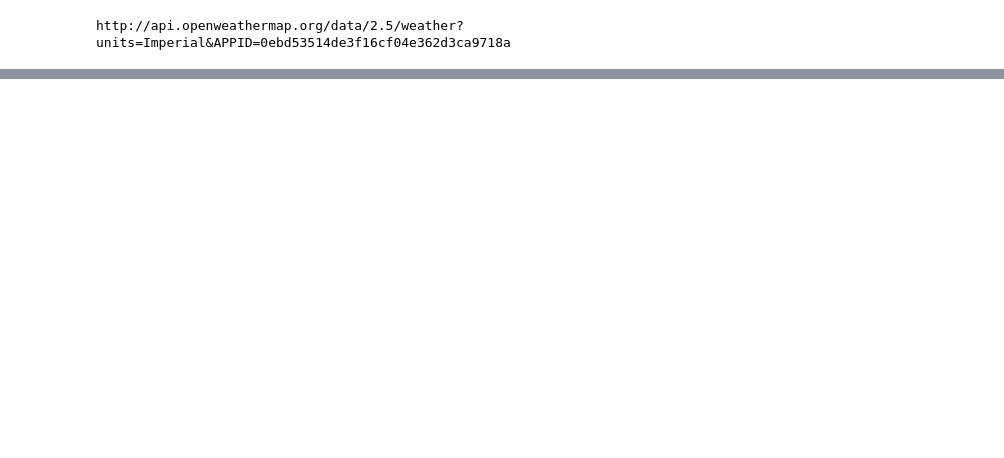
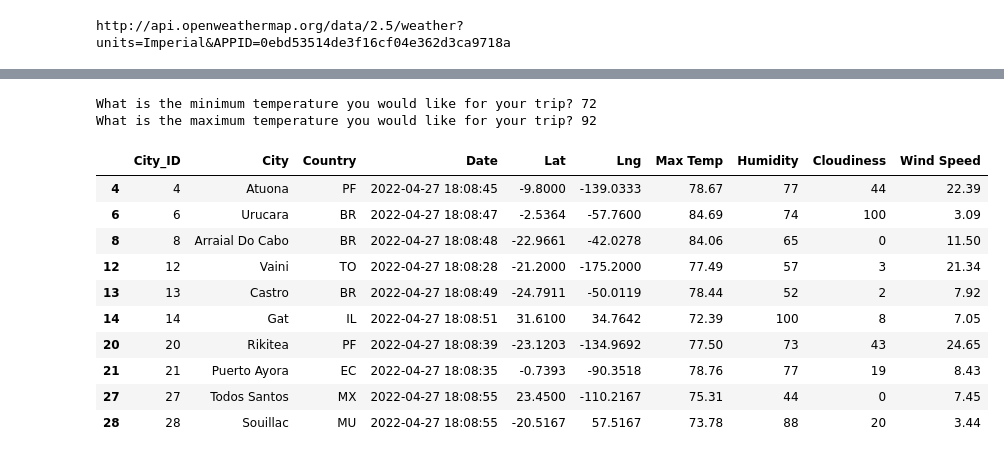
Before and after one commit to yvoatelep/World_Weather_Analysis, a Jupyter notebook: WeatherPy.ipynb, the cells around one changed output, grey strips where cells are left out. Drawn from its saved outputs; the diff is of its cells as text; code cells hidden in the pictures; blank space fills up the shorter version.

```diff
--- a/WeatherPy.ipynb
+++ b/WeatherPy.ipynb
@@ -398,0 +406,4 @@ plot_linear_regression(x_values, y_values,
+# %%
+# Store the CSV you saved created in part one into a DataFrame.
+city_data_df = pd.read_csv("weather_data/cities.csv")
+city_data_df.head()
@@ -398,0 +457,24 @@ plot_linear_regression(x_values, y_values,
+# %%
+# Ask the customer to add a minimum and maximum temperature value.
+min_temp = float(input("What is the minimum temperature you would like for your trip? "))
+max_temp = float(input("What is the maximum temperature you would like for your trip? "))
+# %% [output]
+What is the minimum temperature you would like for your trip? 72
+What is the maximum temperature you would like for your trip? 92
+# %%
+# Filter the dataset to find the cities that fit the criteria.
+preferred_cities_df = city_data_df.loc[(city_data_df["Max Temp"] <= max_temp) & \
+                                       (city_data_df["Max Temp"] >= min_temp)]
+preferred_cities_df.head(10)
+# %% [output]
+|  | City_ID | City | Country | Date | Lat | Lng | Max Temp | Humidity | Cloudiness | Wind Speed |
+| 4 | 4 | Atuona | PF | 2022-04-27 18:08:45 | -9.8000 | -139.0333 | 78.67 | 77 | 44 | 22.39 |
+| 6 | 6 | Urucara | BR | 2022-04-27 18:08:47 | -2.5364 | -57.7600 | 84.69 | 74 | 100 | 3.09 |
+| 8 | 8 | Arraial Do Cabo | BR | 2022-04-27 18:08:48 | -22.9661 | -42.0278 | 84.06 | 65 | 0 | 11.50 |
+| 12 | 12 | Vaini | TO | 2022-04-27 18:08:28 | -21.2000 | -175.2000 | 77.49 | 57 | 3 | 21.34 |
+| 13 | 13 | Castro | BR | 2022-04-27 18:08:49 | -24.7911 | -50.0119 | 78.44 | 52 | 2 | 7.92 |
+| 14 | 14 | Gat | IL | 2022-04-27 18:08:51 | 31.6100 | 34.7642 | 72.39 | 100 | 8 | 7.05 |
+| 20 | 20 | Rikitea | PF | 2022-04-27 18:08:39 | -23.1203 | -134.9692 | 77.50 | 73 | 43 | 24.65 |
+| 21 | 21 | Puerto Ayora | EC | 2022-04-27 18:08:35 | -0.7393 | -90.3518 | 78.76 | 77 | 19 | 8.43 |
+| 27 | 27 | Todos Santos | MX | 2022-04-27 18:08:55 | 23.4500 | -110.2167 | 75.31 | 44 | 0 | 7.45 |
+| 28 | 28 | Souillac | MU | 2022-04-27 18:08:55 | -20.5167 | 57.5167 | 73.78 | 88 | 20 | 3.44 |
```
Also changed, not shown: parts of 25 cells of this notebook, 8 other files.
